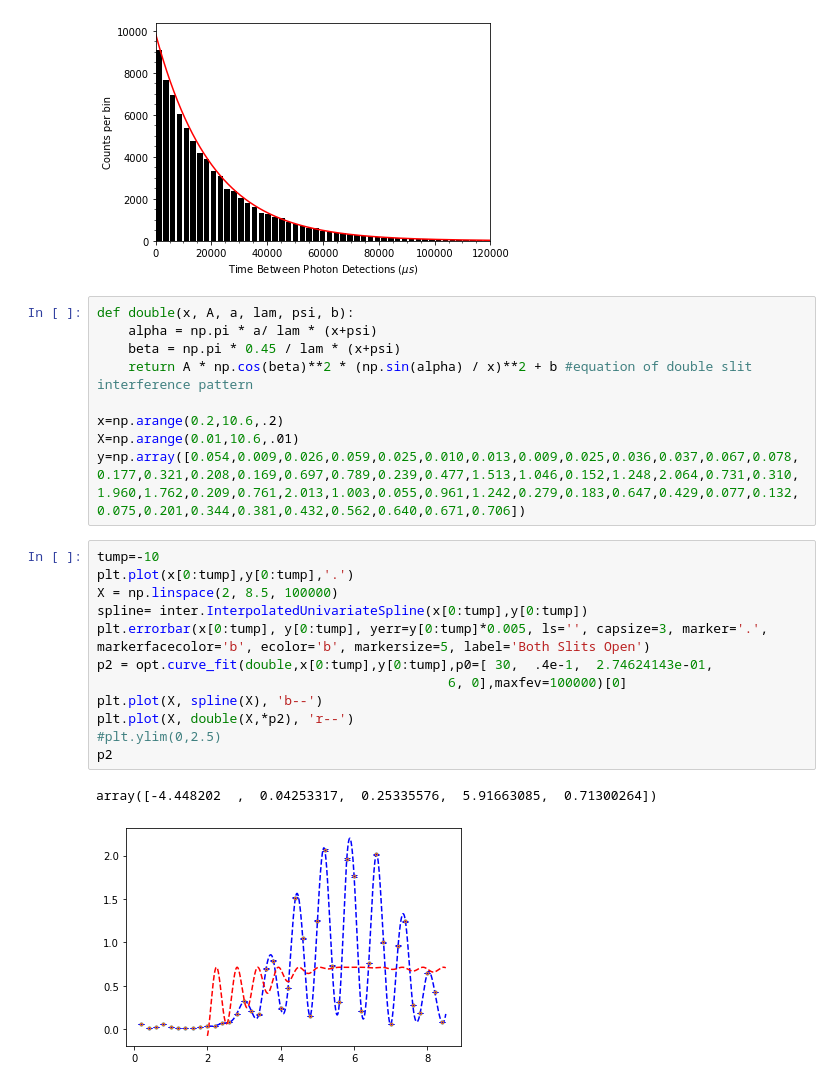
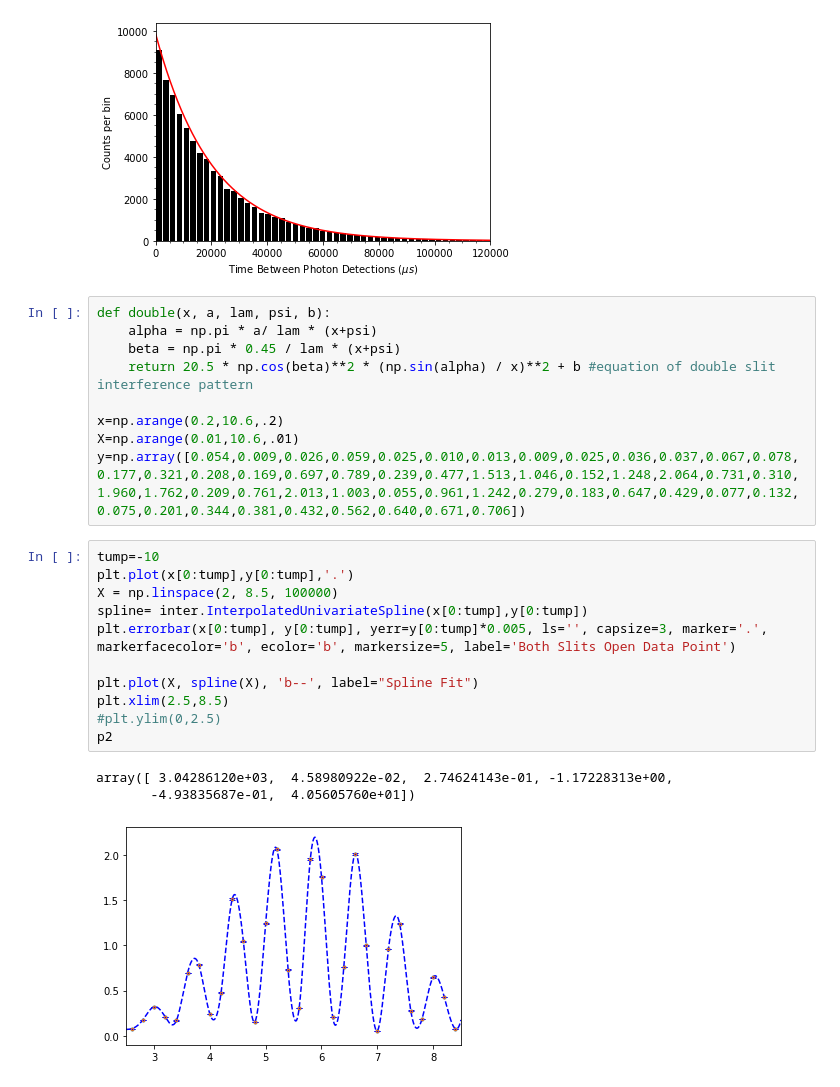
Before and after one commit to cwru-robin/Phys301, a Jupyter notebook: Photon Counting/Anylisis.ipynb, the cells around one changed output. Cells and saved outputs as stored; diff of their text form.

```diff
--- a/Photon Counting/Anylisis.ipynb
+++ b/Photon Counting/Anylisis.ipynb
@@ -213,10 +213,10 @@ print(np.mean(decay(XX*10**-6, *p)))
 1317.9259676927259
 [figure]
 # %%
-def double(x, A, a, lam, psi, b):
+def double(x, a, lam, psi, b):
     alpha = np.pi * a/ lam * (x+psi)
     beta = np.pi * 0.45 / lam * (x+psi)
-    return A * np.cos(beta)**2 * (np.sin(alpha) / x)**2 + b #equation of double slit interference pattern
+    return 20.5 * np.cos(beta)**2 * (np.sin(alpha) / x)**2 + b #equation of double slit interference pattern
 
 x=np.arange(0.2,10.6,.2)
 X=np.arange(0.01,10.6,.01)
@@ -224,15 +224,15 @@ y=np.array([0.054,0.009,0.026,0.059,0.025,0.010,0.013,0.009,0.025,0.036,0.037,0.
 # %%
 tump=-10
 plt.plot(x[0:tump],y[0:tump],'.')
 X = np.linspace(2, 8.5, 100000)
 spline= inter.InterpolatedUnivariateSpline(x[0:tump],y[0:tump])
-plt.errorbar(x[0:tump], y[0:tump], yerr=y[0:tump]*0.005, ls='', capsize=3, marker='.', markerfacecolor='b', ecolor='b', markersize=5, label='Both Slits Open')
-p2 = opt.curve_fit(double,x[0:tump],y[0:tump],p0=[ 30,  .4e-1,  2.74624143e-01,
-                                             6, 0],maxfev=100000)[0]
-plt.plot(X, spline(X), 'b--')
-plt.plot(X, double(X,*p2), 'r--')
+plt.errorbar(x[0:tump], y[0:tump], yerr=y[0:tump]*0.005, ls='', capsize=3, marker='.', markerfacecolor='b', ecolor='b', markersize=5, label='Both Slits Open Data Point')
+
+plt.plot(X, spline(X), 'b--', label="Spline Fit")
+plt.xlim(2.5,8.5)
 #plt.ylim(0,2.5)
 p2
 # %% [output]
-array([-4.448202  ,  0.04253317,  0.25335576,  5.91663085,  0.71300264])
+array([ 3.04286120e+03,  4.58980922e-02,  2.74624143e-01, -1.17228313e+00,
+       -4.93835687e-01,  4.05605760e+01])
-[figure, old version]
+[figure, new version]
```
Also changed, not shown: parts of 6 cells of this notebook.
